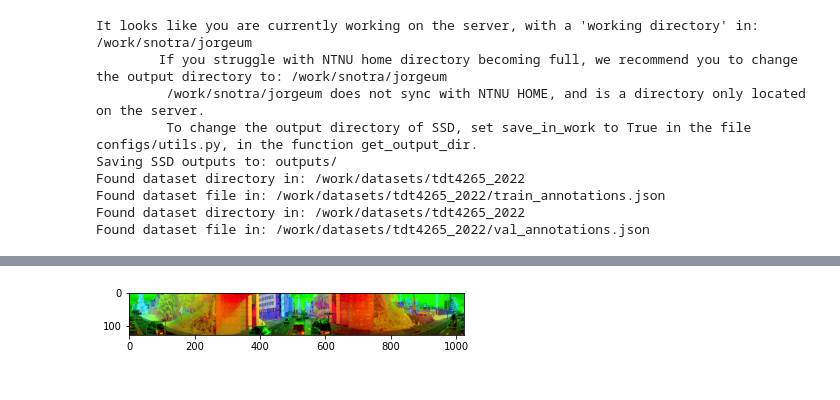
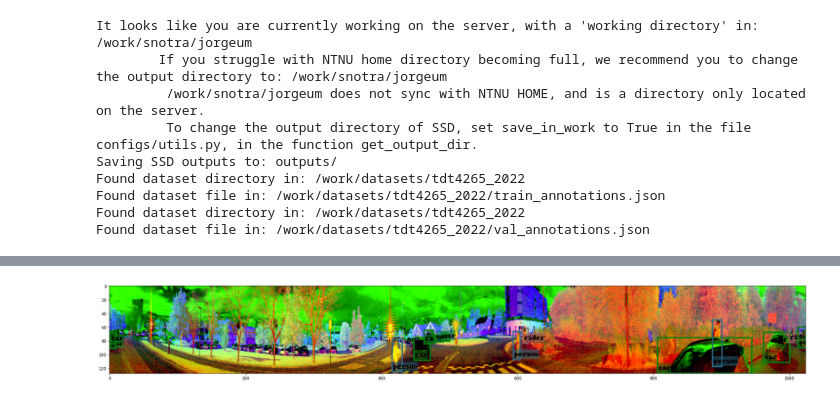
Before and after one commit to jorgenmyrvold/CV-project, a Jupyter notebook: assignment4/SSD/notebooks/visualize_dataset.ipynb, the cells around one changed output, grey strips where cells are left out. Saved outputs shown, nothing was run; the diff lists cells and outputs as text; code cells hidden in the pictures.

```diff
--- a/assignment4/SSD/notebooks/visualize_dataset.ipynb
+++ b/assignment4/SSD/notebooks/visualize_dataset.ipynb
@@ -63,15 +63,15 @@ image_id: shape=torch.Size([1])dtype=torch.int64
 # %%
 
 image = (sample["image"] * image_std + image_mean)
 image = (image*255).byte()[0]
 boxes = sample["boxes"][0]
 boxes[:, [0, 2]] *= image.shape[-1]
 boxes[:, [1, 3]] *= image.shape[-2]
 im = image.permute(1, 2, 0).cpu().numpy()
 im = draw_boxes(im, boxes.cpu().numpy(), sample["labels"][0].cpu().numpy().tolist(), class_name_map=cfg.label_map)
 
-
+fig, ax = plt.subplots(figsize=(32,4))
 plt.imshow(im)
 plt.show()
 # %% [output]
-[figure, old version]
+[figure, new version]
```
Also changed, not shown: parts of 1 cell of this notebook, 1 other file.
